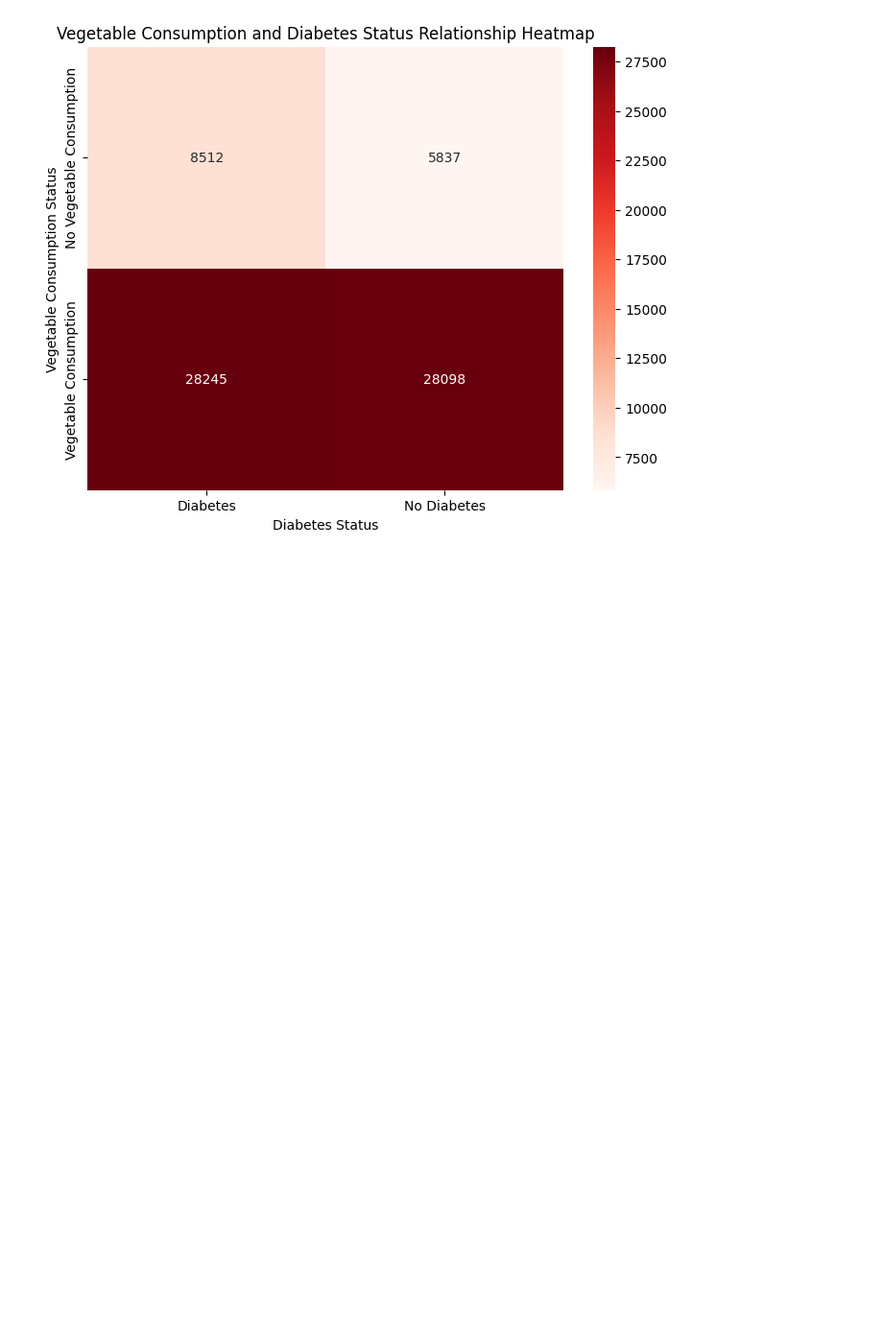
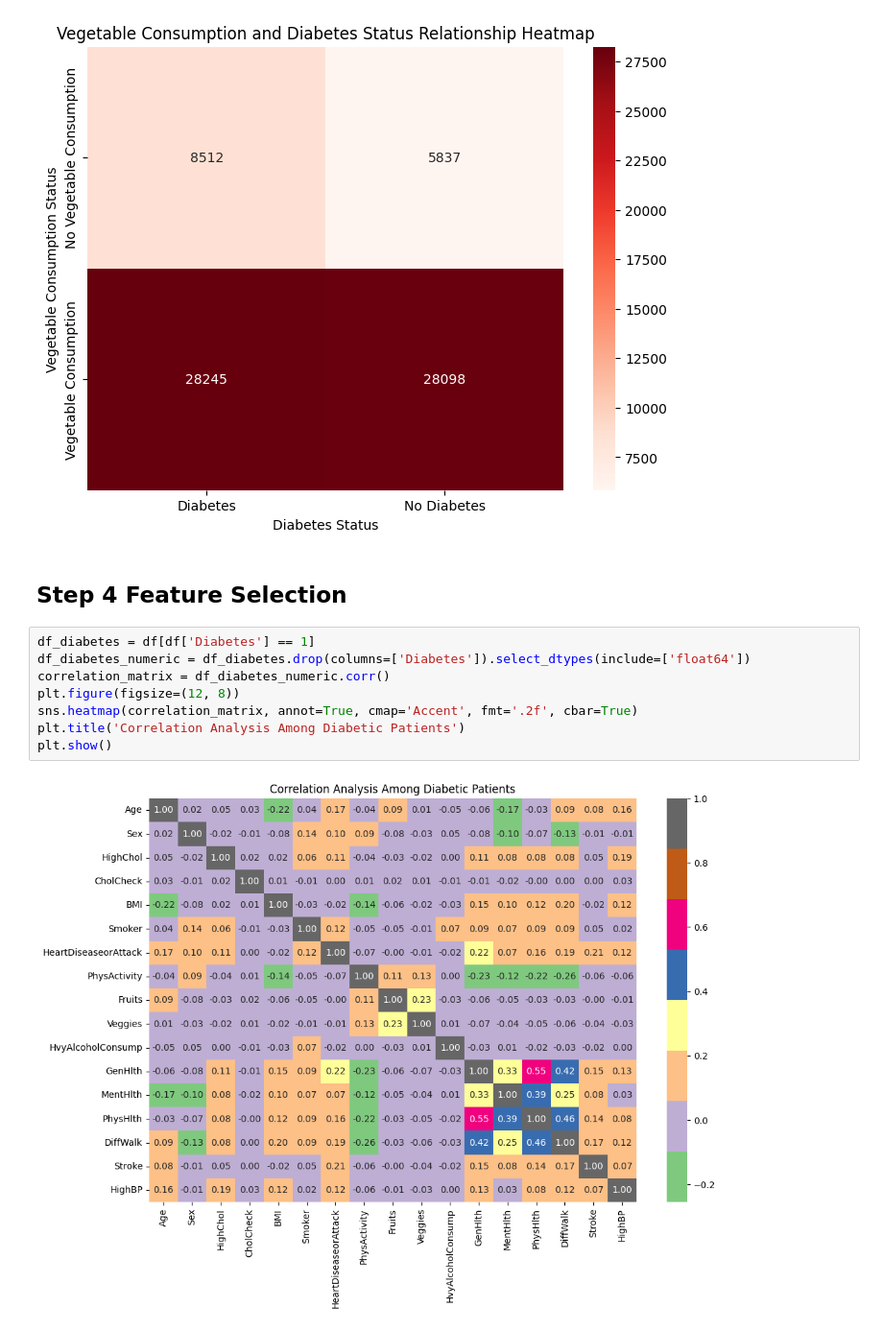
Before and after one commit to aarshabh/Diabetes-Prediction-Model, a Jupyter notebook: Term Project.ipynb, the cells around one changed output. Shown at 96% size. Drawn from its saved outputs; the diff is of its cells as text; blank space fills up the shorter version.

```diff
--- a/Term Project.ipynb
+++ b/Term Project.ipynb
@@ -586,3 +588,15 @@ plt.ylabel('Vegetable Consumption Status')
 plt.show()
 # %% [output]
 [figure]
+# %% [markdown]
+## Step 4 Feature Selection
+# %%
+df_diabetes = df[df['Diabetes'] == 1]
+df_diabetes_numeric = df_diabetes.drop(columns=['Diabetes']).select_dtypes(include=['float64'])
+correlation_matrix = df_diabetes_numeric.corr()
+plt.figure(figsize=(12, 8))
+sns.heatmap(correlation_matrix, annot=True, cmap='Accent', fmt='.2f', cbar=True)
+plt.title('Correlation Analysis Among Diabetic Patients')
+plt.show()
+# %% [output]
+[figure, added]
```
Also changed, not shown: parts of 34 cells of this notebook.
